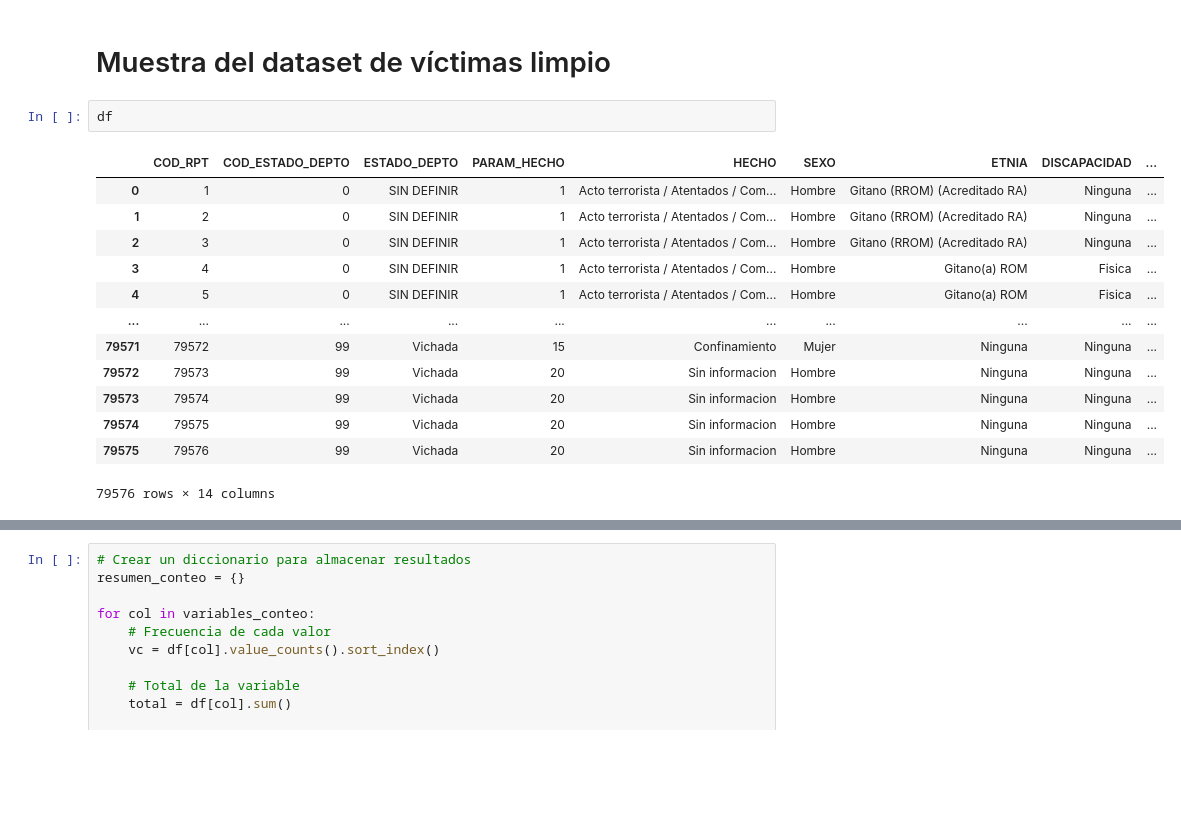
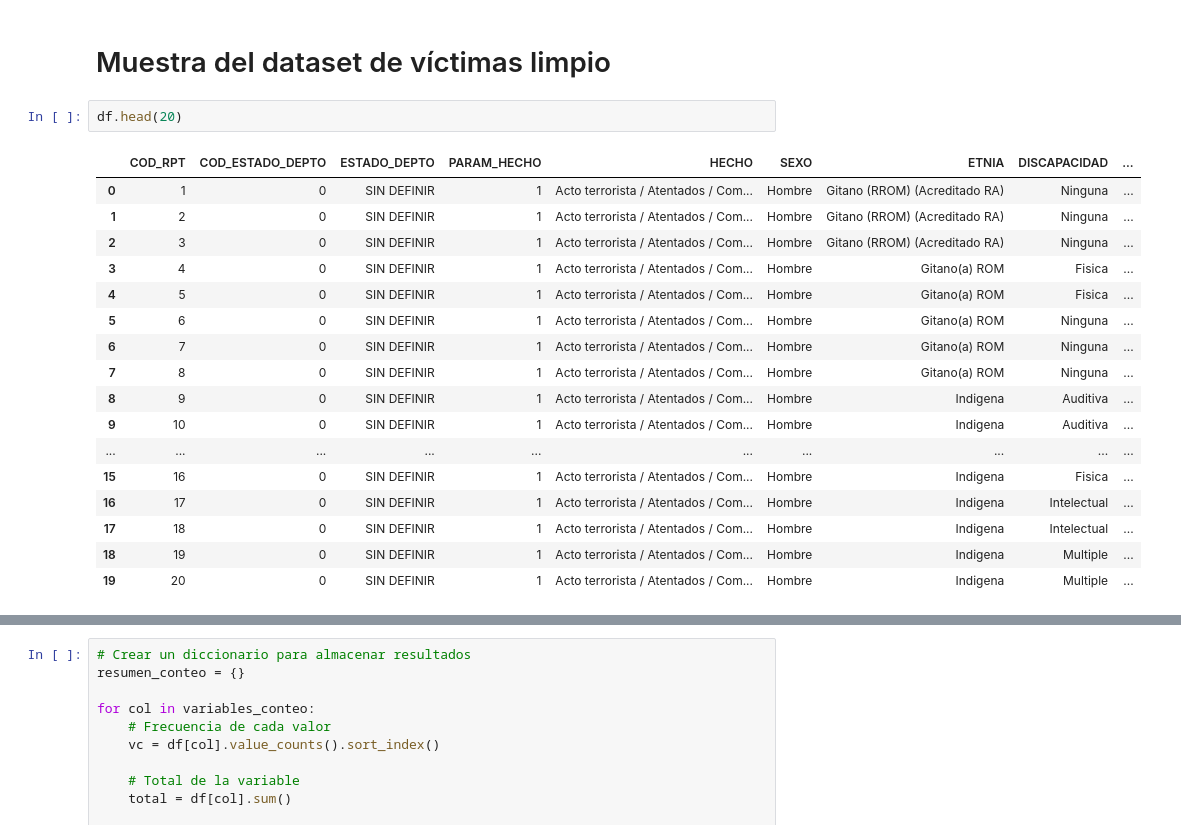
Before and after one commit to SantiRendon/conflicto-armado-en-cifras, a Jupyter notebook: notebooks/02_limpieza_datos_victimas.ipynb, the cells around one changed output, grey strips where cells are left out. Cells and saved outputs as stored; diff of their text form; blank space fills up the shorter version.

```diff
--- a/notebooks/02_limpieza_datos_victimas.ipynb
+++ b/notebooks/02_limpieza_datos_victimas.ipynb
@@ -428,18 +428,22 @@ df = df[['COD_RPT'] + [col for col in df.columns if col != 'COD_RPT']]
 # %% [markdown]
 # Muestra del dataset de víctimas limpio
 # %%
-df
+df.head(20)
 # %% [output]
 |  | COD_RPT | COD_ESTADO_DEPTO | ESTADO_DEPTO | PARAM_HECHO | HECHO | SEXO | ETNIA | DISCAPACIDAD | ... |
 | 0 | 1 | 0 | SIN DEFINIR | 1 | Acto terrorista / Atentados / Com... | Hombre | Gitano (RROM) (Acreditado RA) | Ninguna | ... |
 | 1 | 2 | 0 | SIN DEFINIR | 1 | Acto terrorista / Atentados / Com... | Hombre | Gitano (RROM) (Acreditado RA) | Ninguna | ... |
 | 2 | 3 | 0 | SIN DEFINIR | 1 | Acto terrorista / Atentados / Com... | Hombre | Gitano (RROM) (Acreditado RA) | Ninguna | ... |
 | 3 | 4 | 0 | SIN DEFINIR | 1 | Acto terrorista / Atentados / Com... | Hombre | Gitano(a) ROM | Fisica | ... |
 | 4 | 5 | 0 | SIN DEFINIR | 1 | Acto terrorista / Atentados / Com... | Hombre | Gitano(a) ROM | Fisica | ... |
+| 5 | 6 | 0 | SIN DEFINIR | 1 | Acto terrorista / Atentados / Com... | Hombre | Gitano(a) ROM | Ninguna | ... |
+| 6 | 7 | 0 | SIN DEFINIR | 1 | Acto terrorista / Atentados / Com... | Hombre | Gitano(a) ROM | Ninguna | ... |
+| 7 | 8 | 0 | SIN DEFINIR | 1 | Acto terrorista / Atentados / Com... | Hombre | Gitano(a) ROM | Ninguna | ... |
+| 8 | 9 | 0 | SIN DEFINIR | 1 | Acto terrorista / Atentados / Com... | Hombre | Indigena | Auditiva | ... |
+| 9 | 10 | 0 | SIN DEFINIR | 1 | Acto terrorista / Atentados / Com... | Hombre | Indigena | Auditiva | ... |
 | ... | ... | ... | ... | ... | ... | ... | ... | ... | ... |
-| 79571 | 79572 | 99 | Vichada | 15 | Confinamiento | Mujer | Ninguna | Ninguna | ... |
-| 79572 | 79573 | 99 | Vichada | 20 | Sin informacion | Hombre | Ninguna | Ninguna | ... |
-| 79573 | 79574 | 99 | Vichada | 20 | Sin informacion | Hombre | Ninguna | Ninguna | ... |
-| 79574 | 79575 | 99 | Vichada | 20 | Sin informacion | Hombre | Ninguna | Ninguna | ... |
-| 79575 | 79576 | 99 | Vichada | 20 | Sin informacion | Hombre | Ninguna | Ninguna | ... |
+| 15 | 16 | 0 | SIN DEFINIR | 1 | Acto terrorista / Atentados / Com... | Hombre | Indigena | Fisica | ... |
+| 16 | 17 | 0 | SIN DEFINIR | 1 | Acto terrorista / Atentados / Com... | Hombre | Indigena | Intelectual | ... |
+| 17 | 18 | 0 | SIN DEFINIR | 1 | Acto terrorista / Atentados / Com... | Hombre | Indigena | Intelectual | ... |
+| 18 | 19 | 0 | SIN DEFINIR | 1 | Acto terrorista / Atentados / Com... | Hombre | Indigena | Multiple | ... |
+| 19 | 20 | 0 | SIN DEFINIR | 1 | Acto terrorista / Atentados / Com... | Hombre | Indigena | Multiple | ... |
-79576 rows × 14 columns
```
Also changed, not shown: parts of 1 cell of this notebook.
